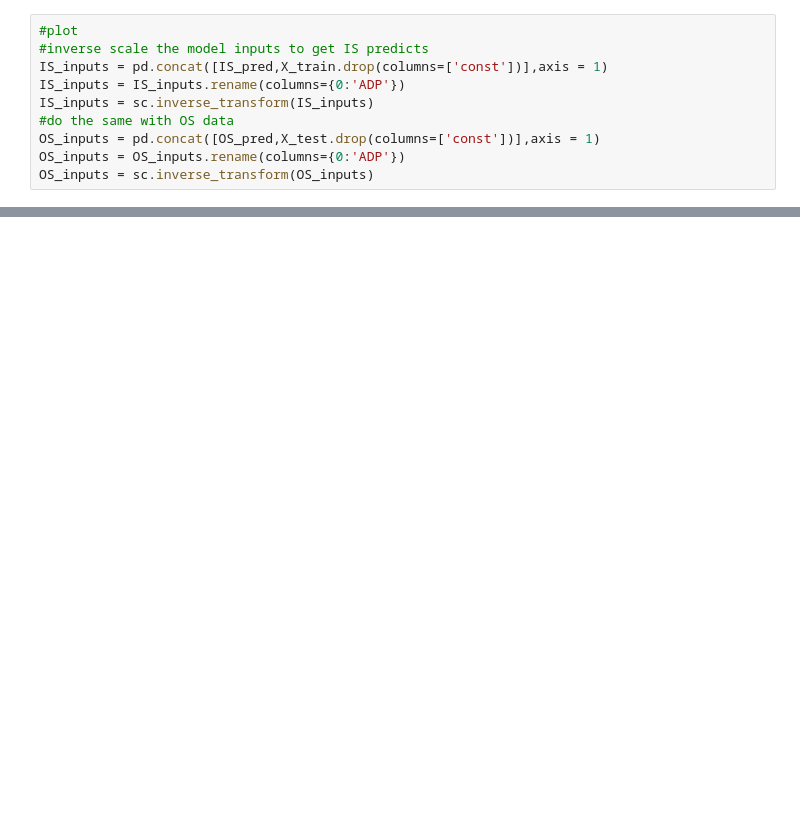
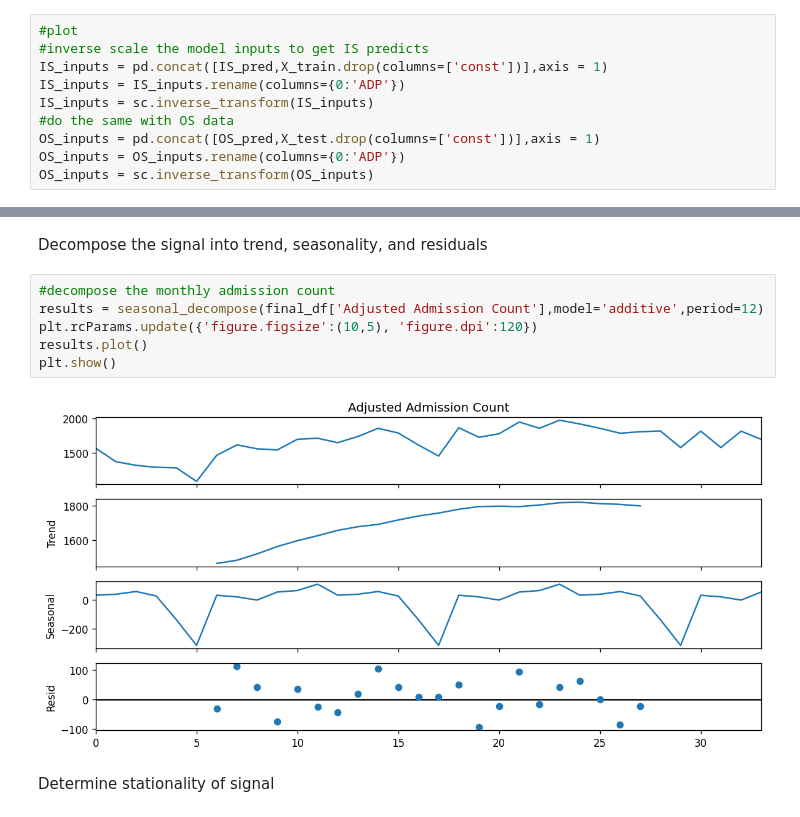
Before and after one commit to DataCollaborativeForJustice/DOC_Jail_Population_Timeseries, a Jupyter notebook: Scripts/ADP_linear_reg.ipynb, the cells around one changed output, grey strips where cells are left out. Cells and saved outputs as stored; diff of their text form; blank space fills up the shorter version.

```diff
--- a/Scripts/ADP_linear_reg.ipynb
+++ b/Scripts/ADP_linear_reg.ipynb
@@ -423,0 +616,12 @@ print(fc_12mo.mean(), fc_12mo.std())
+# %% [markdown]
+Decompose the signal into trend, seasonality, and residuals
+# %%
+#decompose the monthly admission count
+results = seasonal_decompose(final_df['Adjusted Admission Count'],model='additive',period=12)
+plt.rcParams.update({'figure.figsize':(10,5), 'figure.dpi':120})
+results.plot()
+plt.show()
+# %% [output]
+[figure, added]
+# %% [markdown]
+Determine stationality of signal
```
Also changed, not shown: parts of 63 cells of this notebook, 33 other files.
